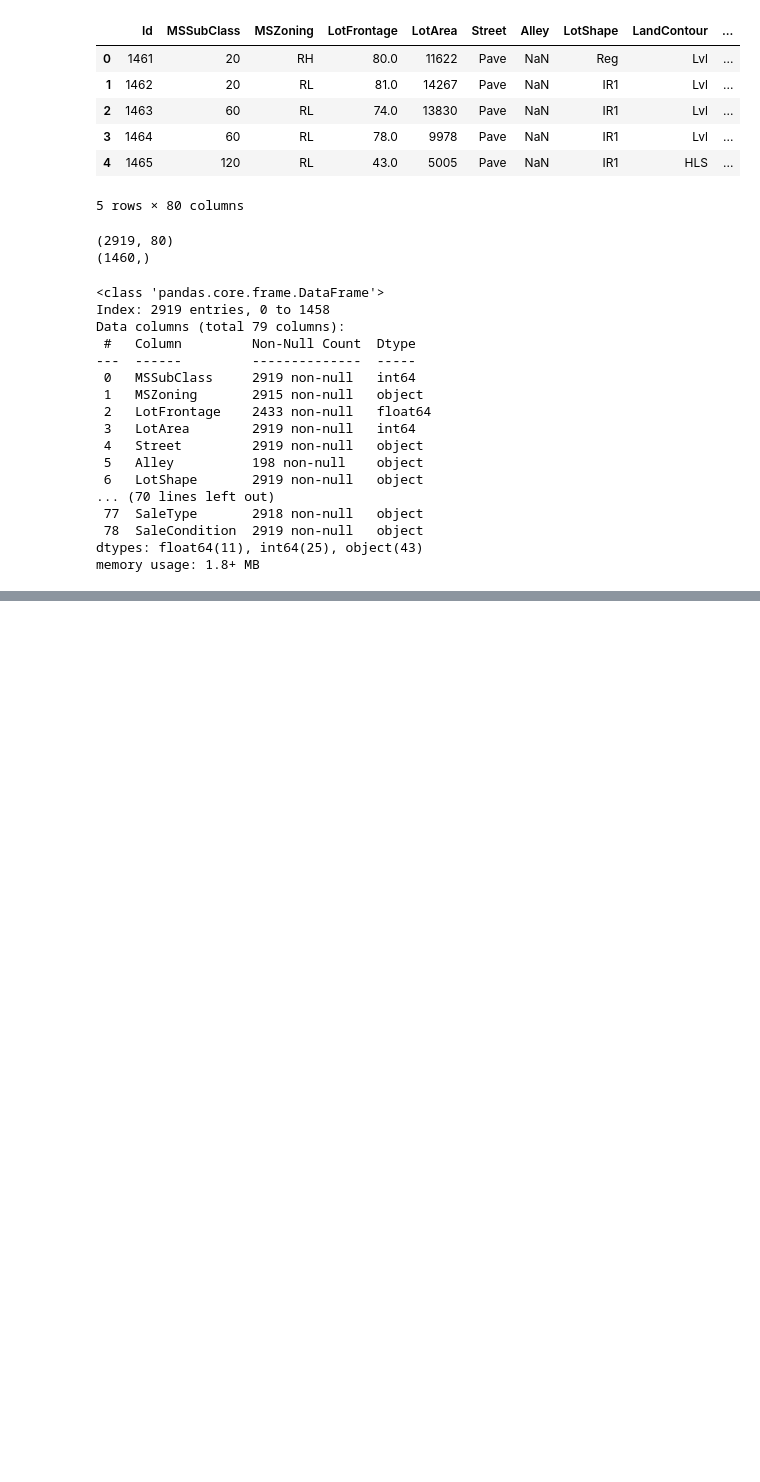
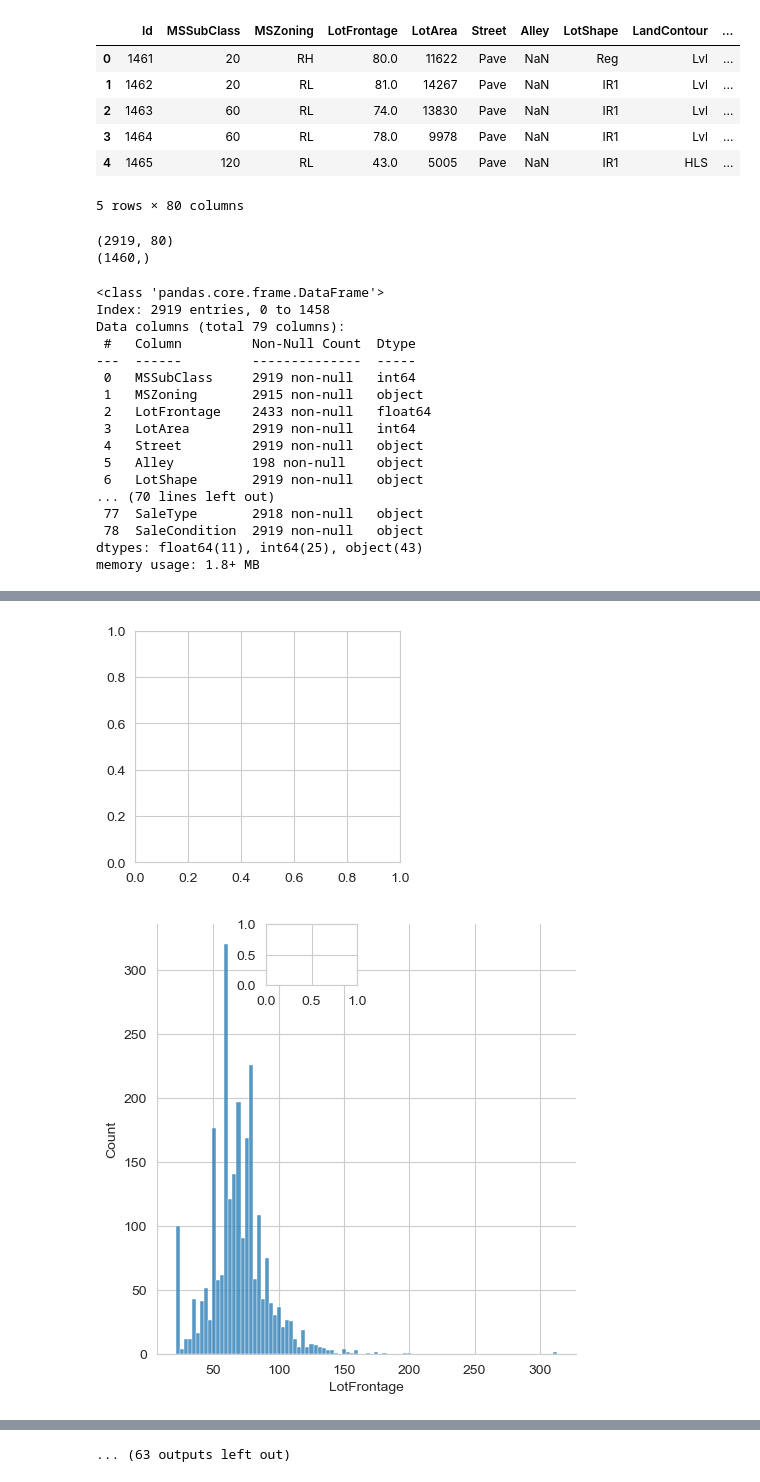
Before and after one commit to manishbhatia7/Kaggle, a Jupyter notebook: Competition Datasets/House Prices - Advanced Regression Techniques/notebook.ipynb, the cells around one changed output, grey strips where cells are left out. Drawn from its saved outputs; the diff is of its cells as text; code cells hidden in the pictures; blank space fills up the shorter version.

```diff
--- a/Competition Datasets/House Prices - Advanced Regression Techniques/notebook.ipynb
+++ b/Competition Datasets/House Prices - Advanced Regression Techniques/notebook.ipynb
@@ -65,3 +67,6 @@ Data columns (total 79 columns):
  78  SaleCondition  2919 non-null   object
 dtypes: float64(11), int64(25), object(43)
 memory usage: 1.8+ MB
+# %%
+numeric_=X.select_dtypes(exclude=['object']).drop(['MSSubClass'],axis=1).copy()
+numeric_.columns
@@ -67,0 +128,7 @@ memory usage: 1.8+ MB
+# %%
+num_var=['OverallQual','OverallCond','BsmtFullBath','BsmtHalfBath','FullBath','HalfBath',
+          'BedRoomAbvGr','KitchenAbvGr','BsmtQual','BsmtCond','TotalRmsAbvGrd','Fireplaces','GarageCars','MoSold','YrSold']
+cont_num_var=[]
+for i in numeric_.columns:
+    if i not in num_var:
+        cont_num_var.append(i)
@@ -67,0 +155,10 @@ memory usage: 1.8+ MB
+# %%
+fig=plt.figure(figsize = (18,16))
+for index,col in enumerate(cont_num_var):
+    plt.subplot(6,4,index+1)
+    sns.displot(numeric_.loc[:,col].dropna(), kde=False)
+fig.tight_layout(pad=1.0)
+plt.show()
+# %% [output]
+[figure, added]
+[figure, added]
@@ -67,0 +175 @@ memory usage: 1.8+ MB
+... (63 outputs left out)
```
Also changed, not shown: parts of 11 cells of this notebook.
